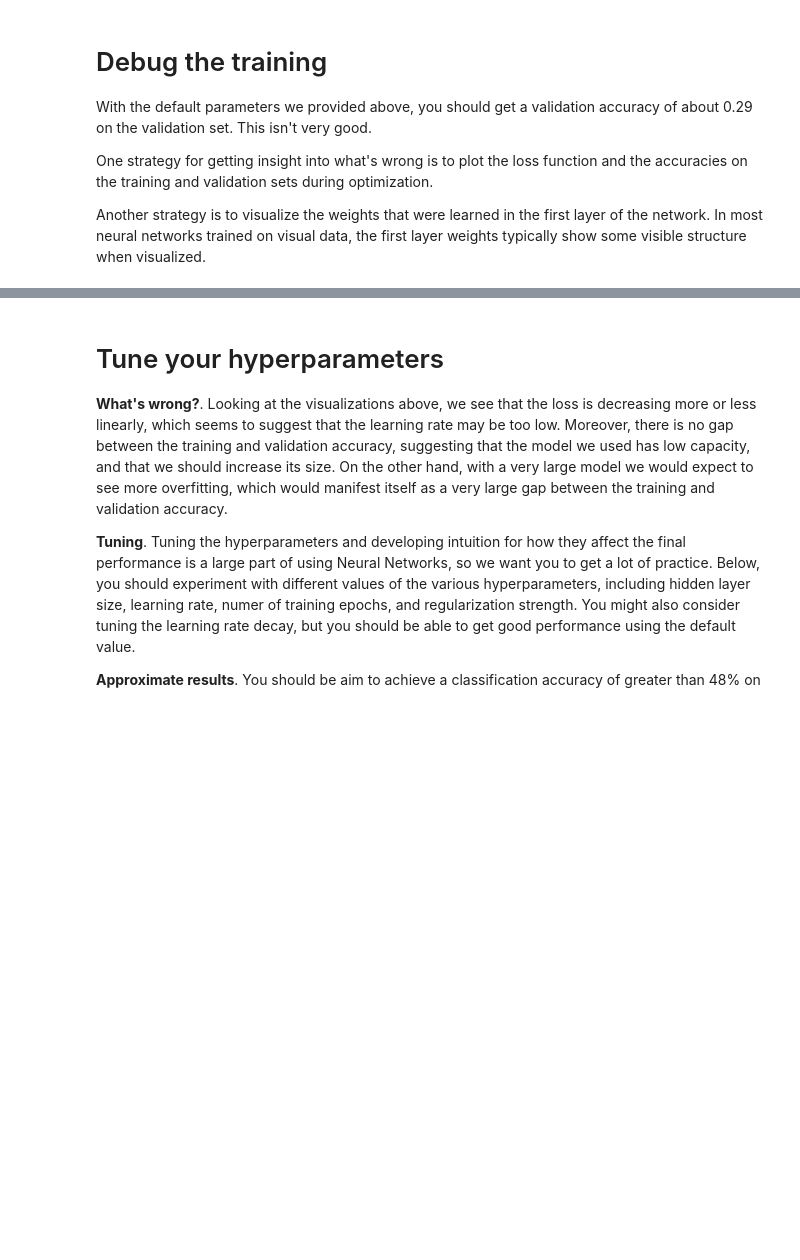
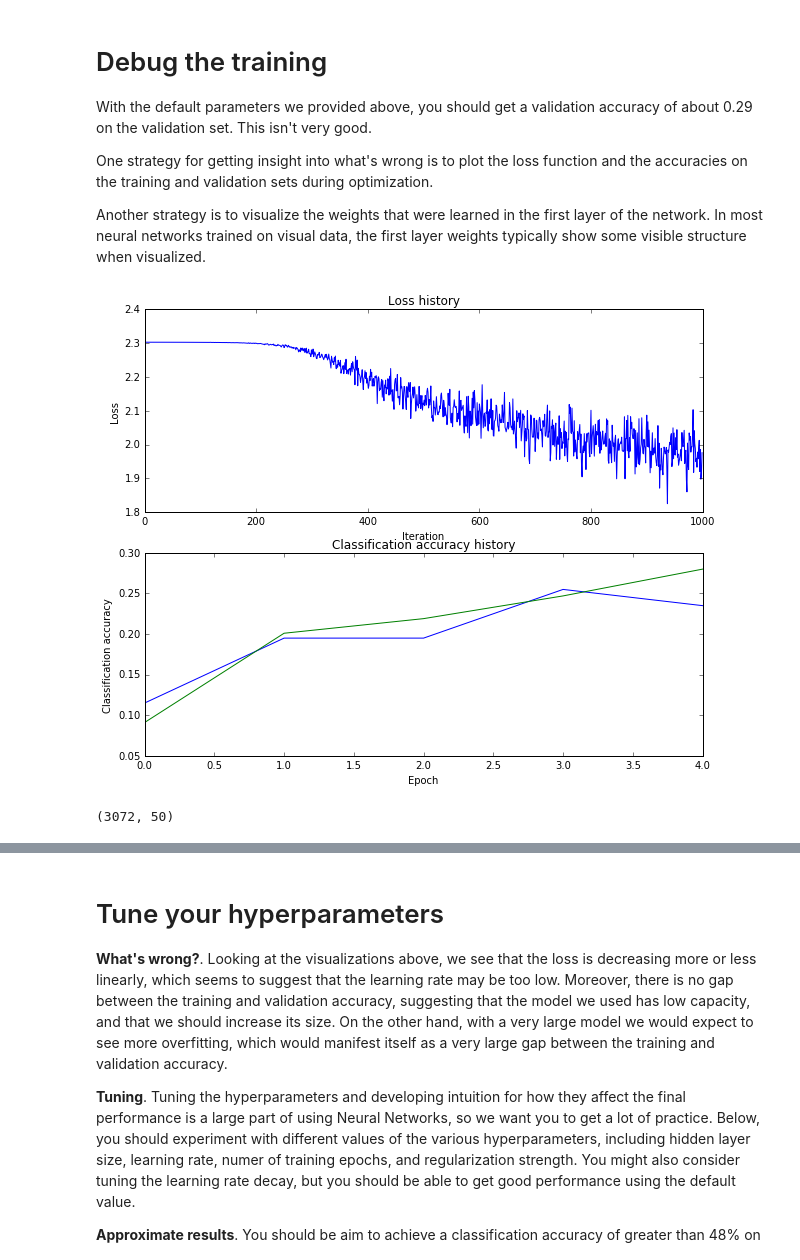
Before and after one commit to Aran00/CS231nAssignments, a Jupyter notebook: assignment1/two_layer_net.ipynb, the cells around one changed output, grey strips where cells are left out. Saved outputs shown, nothing was run; the diff lists cells and outputs as text; code cells hidden in the pictures; blank space fills up the shorter version.

Commit message:
Ready to tune params

```diff
--- a/assignment1/two_layer_net.ipynb
+++ b/assignment1/two_layer_net.ipynb
@@ -223,18 +247,24 @@ Another strategy is to visualize the weights that were learned in the first laye
 # %%
 # Plot the loss function and train / validation accuracies
 plt.subplot(2, 1, 1)
 plt.plot(stats['loss_history'])
 plt.title('Loss history')
 plt.xlabel('Iteration')
 plt.ylabel('Loss')
 
 plt.subplot(2, 1, 2)
-plt.plot(stats['train_acc_history'], label='train')
-plt.plot(stats['val_acc_history'], label='val')
+plt.plot(stats['train_acc_history'], 'b', label='train')
+plt.plot(stats['val_acc_history'], 'g', label='val')
 plt.title('Classification accuracy history')
 plt.xlabel('Epoch')
-plt.ylabel('Clasification accuracy')
+plt.ylabel('Classification accuracy')
 plt.show()
+# %% [output]
+[figure, added]
+# %%
+net.params['W1'].shape
+# %% [output]
+(3072, 50)
 # %%
 from cs231n.vis_utils import visualize_grid
 
```
Also changed, not shown: parts of 7 cells of this notebook, 3 other files.
